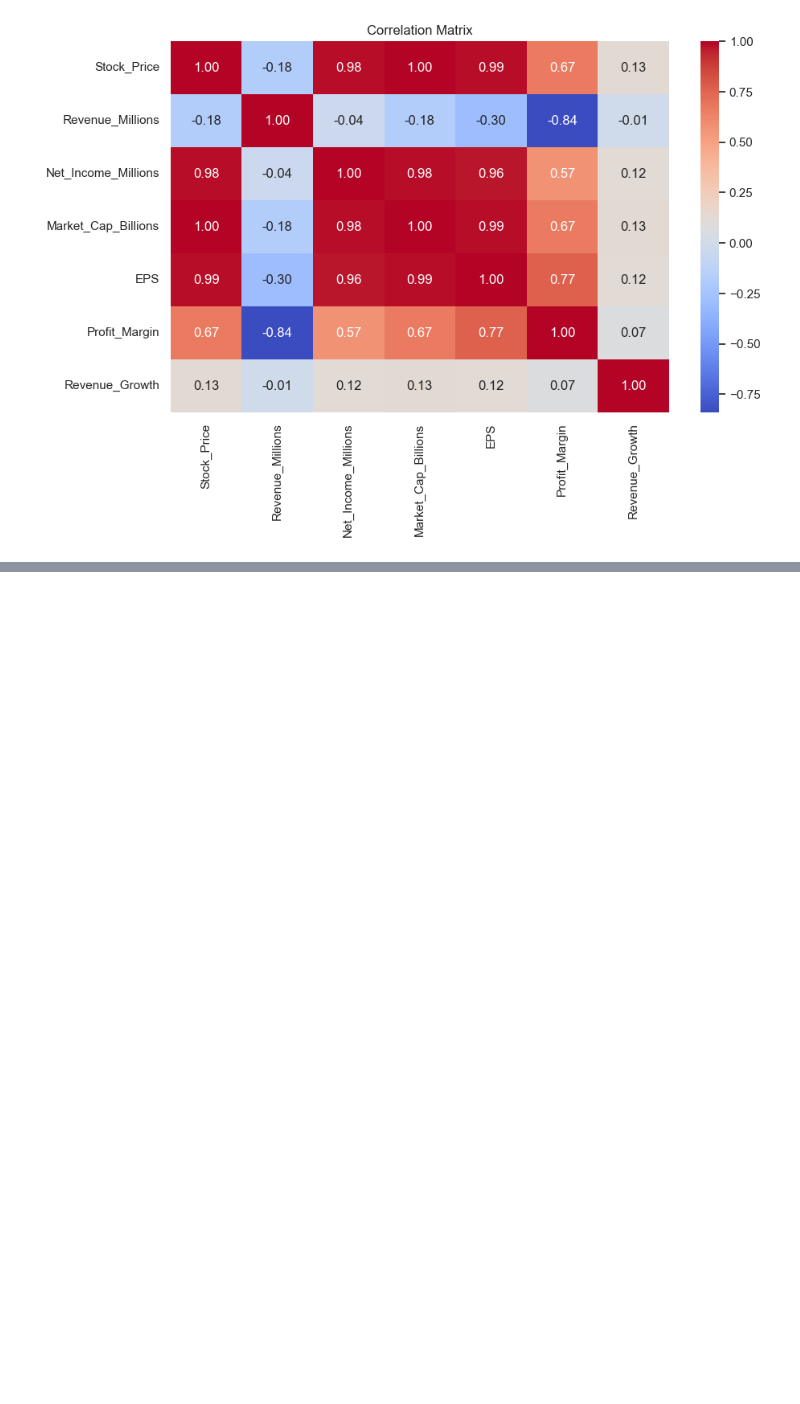
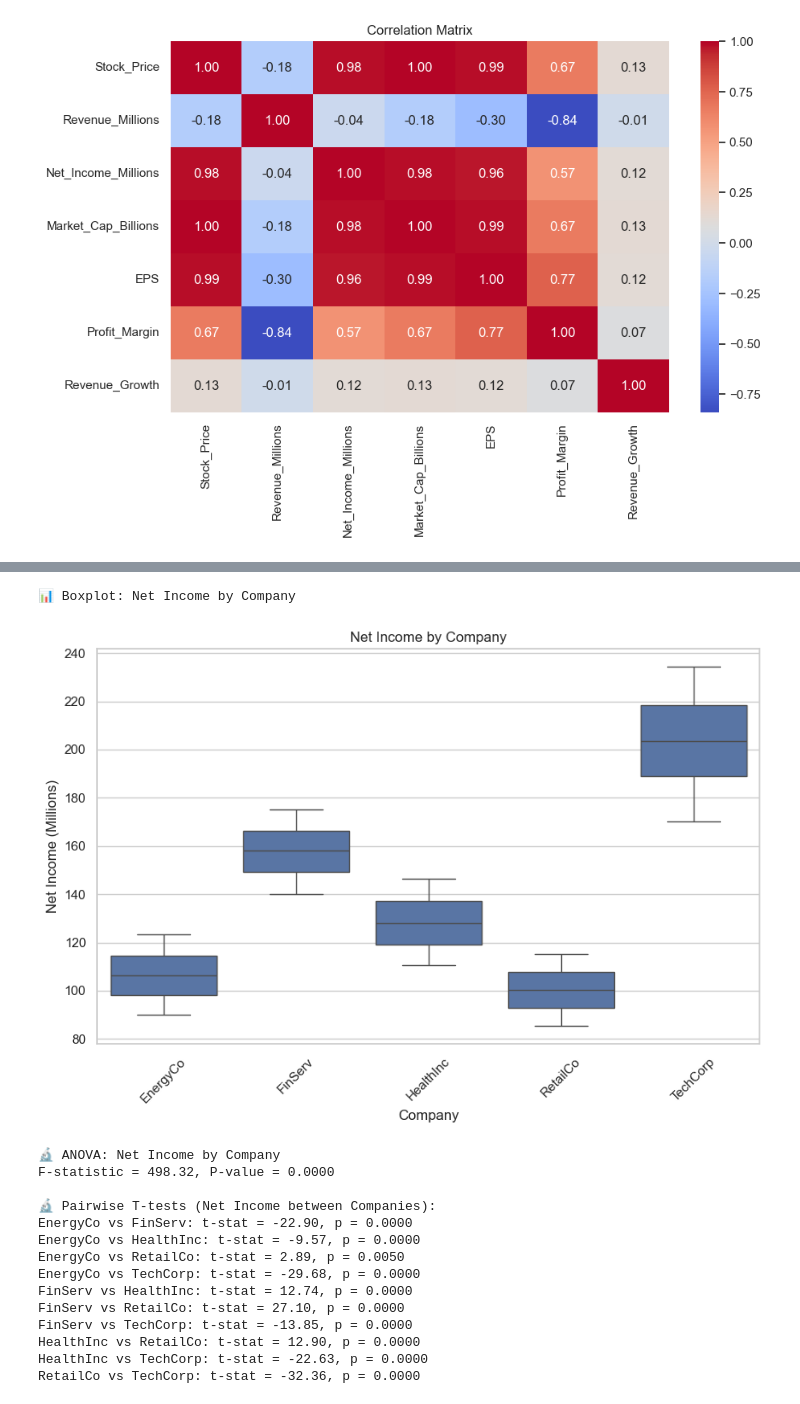
Before and after one commit to MMMakena/DataMining_GroupProject_Group2, a Jupyter notebook: notebooks/2_exploratory_analysis.ipynb, the cells around one changed output, grey strips where cells are left out. Drawn from its saved outputs; the diff is of its cells as text; code cells hidden in the pictures; blank space fills up the shorter version.

```diff
--- a/notebooks/2_exploratory_analysis.ipynb
+++ b/notebooks/2_exploratory_analysis.ipynb
@@ -114,13 +119,0 @@ if 'region' in df.columns and 'purchase_amount' in df.columns:
-# %%
-# --- 7. Statistical Test (Optional) ---
-# T-test: compare two groups (if applicable)
-
-from scipy.stats import ttest_ind
-
-# Example: comparing two regions
-if 'region' in df.columns and 'purchase_amount' in df.columns:
-    group1 = df[df['region'] == 'North']['purchase_amount']
-    group2 = df[df['region'] == 'South']['purchase_amount']
-
-    t_stat, p_val = ttest_ind(group1, group2, nan_policy='omit')
-    print(f"T-statistic: {t_stat:.2f}, P-value: {p_val:.4f}")
@@ -126,0 +132,55 @@ if 'region' in df.columns and 'purchase_amount' in df.columns:
+# %%
+# 6. Group Comparison and Statistical Tests
+
+import seaborn as sns
+import matplotlib.pyplot as plt
+from scipy.stats import f_oneway, ttest_ind
+import itertools
+
+# Let's compare Net Income across Companies
+if 'Company' in df.columns and 'Net_Income_Millions' in df.columns:
+    print("📊 Boxplot: Net Income by Company")
+    sns.boxplot(x='Company', y='Net_Income_Millions', data=df)
+    plt.title('Net Income by Company')
+    plt.xticks(rotation=45)
+    plt.ylabel('Net Income (Millions)')
+    plt.show()
+
+    # ANOVA across all companies
+    company_groups = [group['Net_Income_Millions'].dropna() for _, group in df.groupby('Company')]
+    if len(company_groups) >= 2:
+        f_stat, p_val = f_oneway(*company_groups)
+        print(f" ANOVA: Net Income by Company\nF-statistic = {f_stat:.2f}, P-value = {p_val:.4f}")
+    else:
+        print(" Not enough companies for ANOVA.")
+
+    # Pairwise T-tests between companies
+    companies = df['Company'].dropna().unique()
+    print("\n🔬 Pairwise T-tests (Net Income between Companies):")
+    for c1, c2 in itertools.combinations(companies, 2):
+        g1 = df[df['Company'] == c1]['Net_Income_Millions'].dropna()
+        g2 = df[df['Company'] == c2]['Net_Income_Millions'].dropna()
+        if len(g1) > 1 and len(g2) > 1:
+            t_stat, p_val = ttest_ind(g1, g2, equal_var=False)
+            print(f"{c1} vs {c2}: t-stat = {t_stat:.2f}, p = {p_val:.4f}")
+        else:
+            print(f" Not enough data to compare {c1} and {c2}")
+else:
+    print(" Missing 'Company' or 'Net_Income_Millions' column.")
+# %% [output]
+📊 Boxplot: Net Income by Company
+[figure, added]
+🔬 ANOVA: Net Income by Company
+F-statistic = 498.32, P-value = 0.0000
+
+🔬 Pairwise T-tests (Net Income between Companies):
+EnergyCo vs FinServ: t-stat = -22.90, p = 0.0000
+EnergyCo vs HealthInc: t-stat = -9.57, p = 0.0000
+EnergyCo vs RetailCo: t-stat = 2.89, p = 0.0050
+EnergyCo vs TechCorp: t-stat = -29.68, p = 0.0000
+FinServ vs HealthInc: t-stat = 12.74, p = 0.0000
+FinServ vs RetailCo: t-stat = 27.10, p = 0.0000
+FinServ vs TechCorp: t-stat = -13.85, p = 0.0000
+HealthInc vs RetailCo: t-stat = 12.90, p = 0.0000
+HealthInc vs TechCorp: t-stat = -22.63, p = 0.0000
+RetailCo vs TechCorp: t-stat = -32.36, p = 0.0000
```
Also changed, not shown: parts of 12 cells of this notebook, 1 other file.
